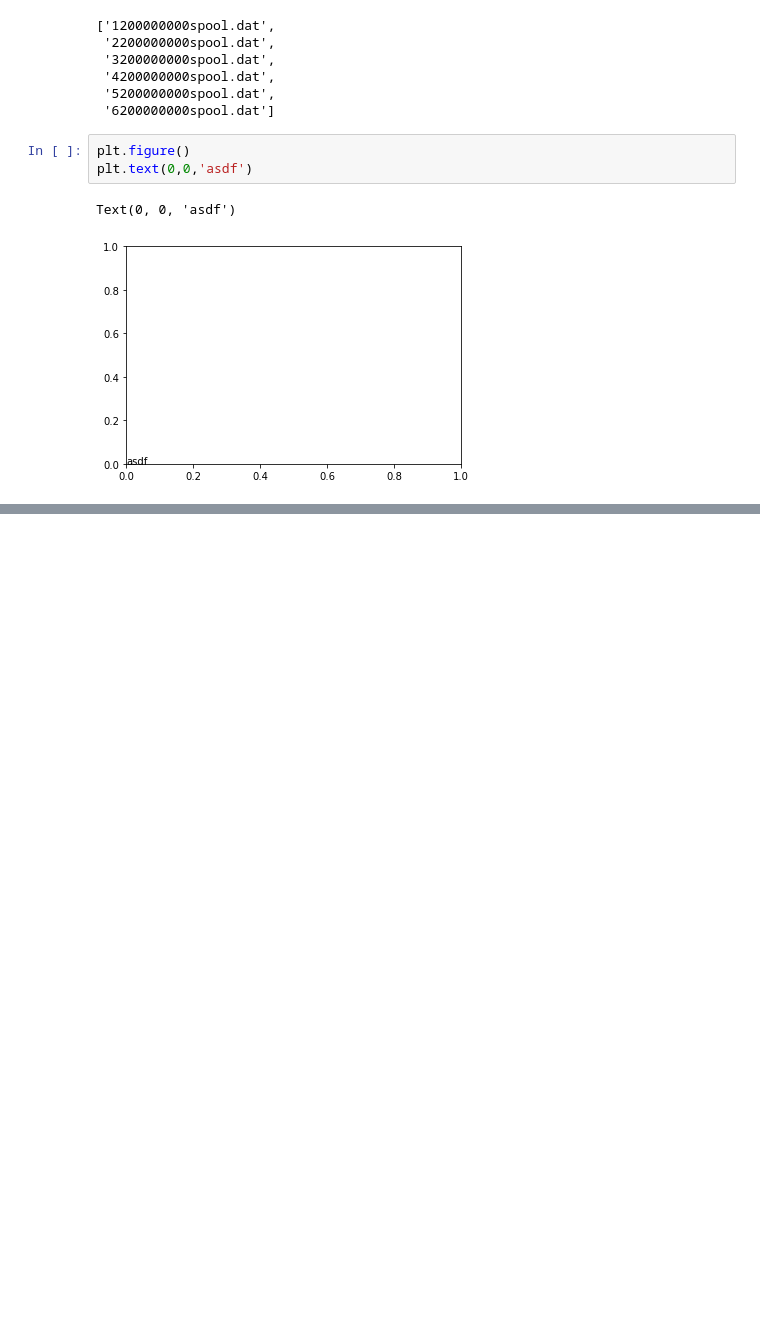
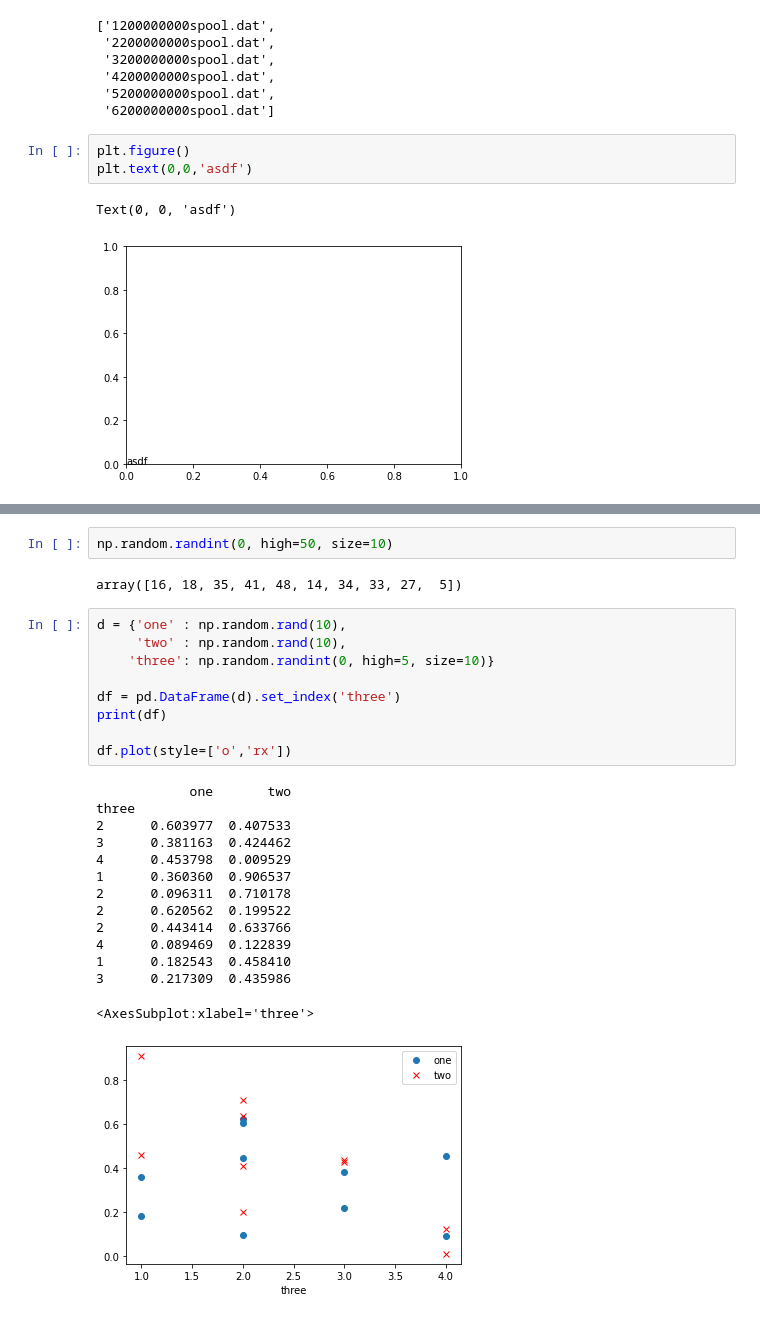
Before and after one commit to insommer/AnalysisCode, a Jupyter notebook: Coding Test/Coding Test.ipynb, the cells around one changed output, grey strips where cells are left out. Cells and saved outputs as stored; diff of their text form; blank space fills up the shorter version.

```diff
--- a/Coding Test/Coding Test.ipynb
+++ b/Coding Test/Coding Test.ipynb
@@ -2115,0 +2236,28 @@ Text(0, 0, 'asdf')
+# %%
+np.random.randint(0, high=50, size=10)
+# %% [output]
+array([16, 18, 35, 41, 48, 14, 34, 33, 27,  5])
+# %%
+d = {'one' : np.random.rand(10),
+     'two' : np.random.rand(10),
+    'three': np.random.randint(0, high=5, size=10)}
+
+df = pd.DataFrame(d).set_index('three')
+print(df)
+
+df.plot(style=['o','rx'])
+# %% [output]
+            one       two
+three
+2      0.603977  0.407533
+3      0.381163  0.424462
+4      0.453798  0.009529
+1      0.360360  0.906537
+2      0.096311  0.710178
+2      0.620562  0.199522
+2      0.443414  0.633766
+4      0.089469  0.122839
+1      0.182543  0.458410
+3      0.217309  0.435986
+<AxesSubplot:xlabel='three'>
+[figure, added]
```
Also changed, not shown: parts of 37 cells of this notebook, 2 other files.
